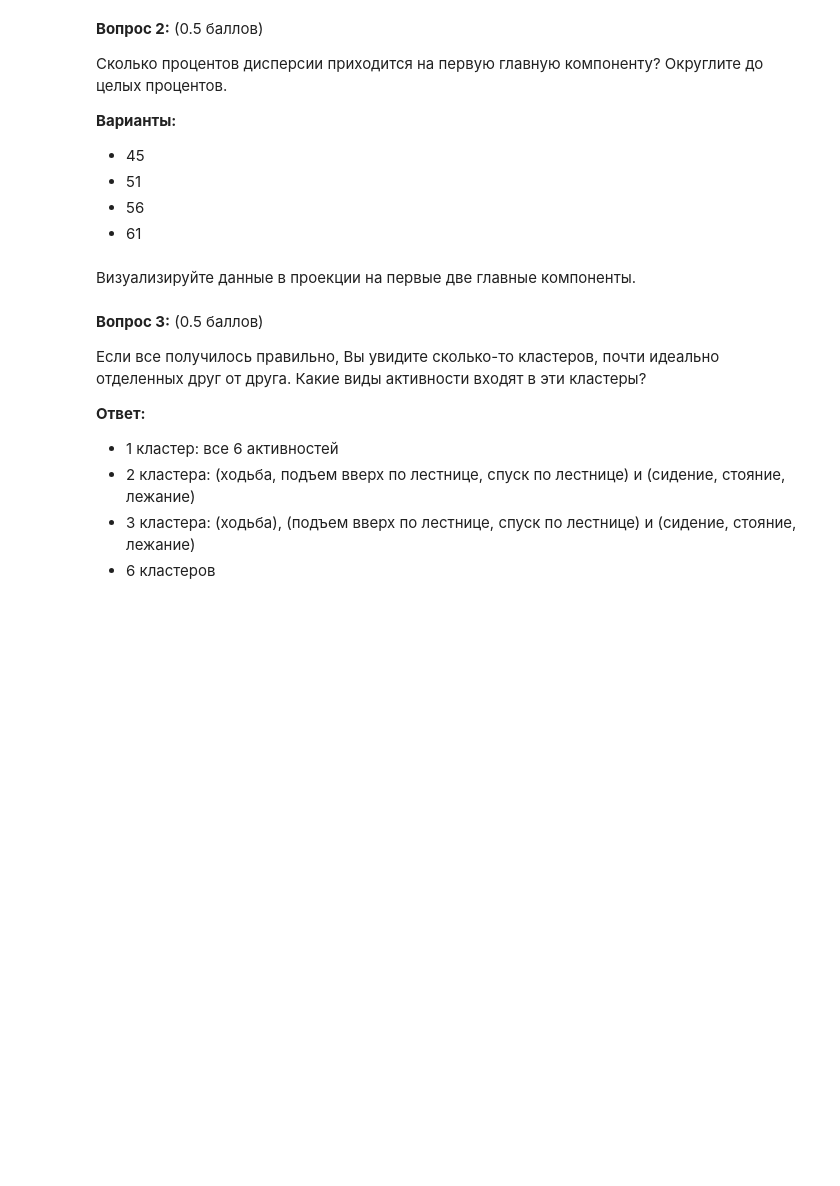
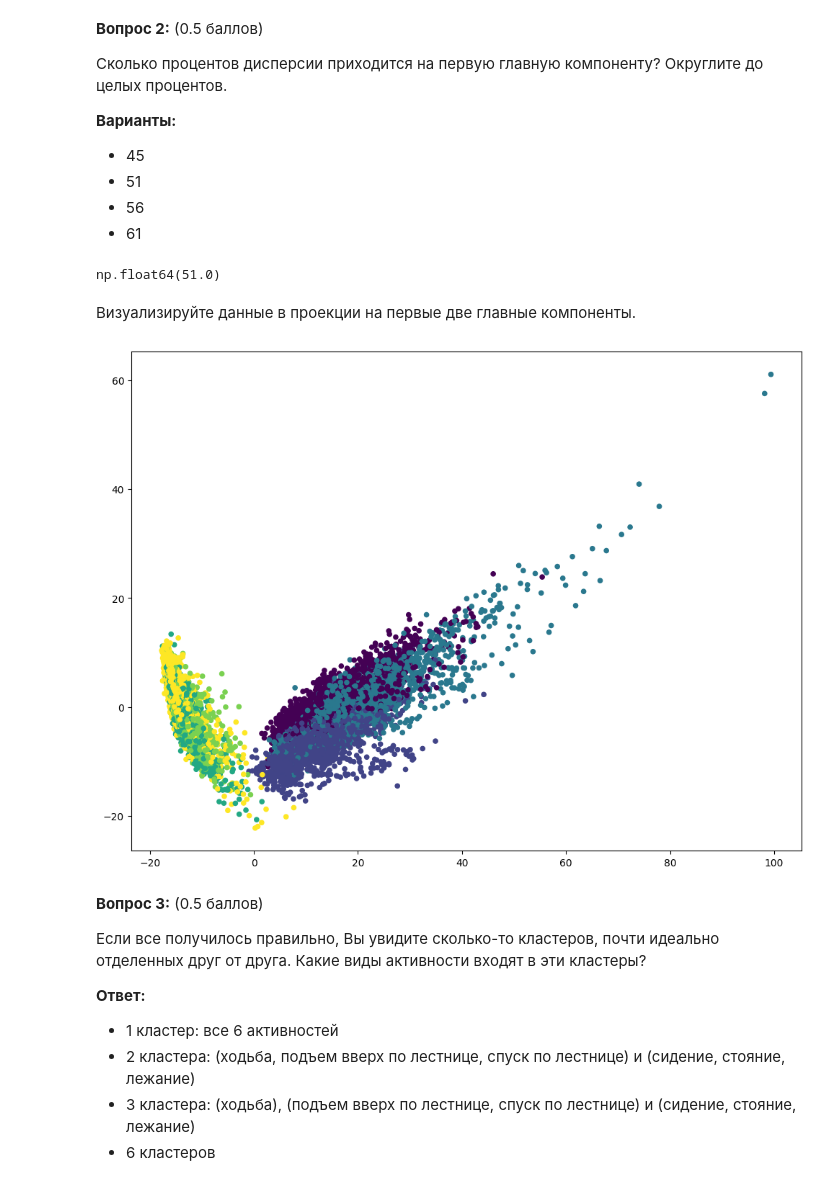
Before and after one commit to nPaBwaYT/MLLabs, a Jupyter notebook: hw3/hw3-unsupervised.ipynb, the cells around one changed output. Saved outputs shown, nothing was run; the diff lists cells and outputs as text; code cells hidden in the pictures; blank space fills up the shorter version.

```diff
--- a/hw3/hw3-unsupervised.ipynb
+++ b/hw3/hw3-unsupervised.ipynb
@@ -41,11 +40,11 @@ from sklearn.svm import LinearSVC
 
 RANDOM_STATE = 17
 # %%
-X_train = np.loadtxt("../../data/samsung_HAR/samsung_train.txt")
-y_train = np.loadtxt("../../data/samsung_HAR/samsung_train_labels.txt").astype(int)
+X_train = np.loadtxt("datasets/UCI HAR Dataset/train/X_train.txt")
+y_train = np.loadtxt("datasets/UCI HAR Dataset/train/Y_train.txt").astype(int)
 
-X_test = np.loadtxt("../../data/samsung_HAR/samsung_test.txt")
-y_test = np.loadtxt("../../data/samsung_HAR/samsung_test_labels.txt").astype(int)
+X_test = np.loadtxt("datasets/UCI HAR Dataset/test/X_test.txt")
+y_test = np.loadtxt("datasets/UCI HAR Dataset/test/Y_test.txt").astype(int)
 # %%
 # Проверим размерности
 assert(X_train.shape == (7352, 561) and y_train.shape == (7352,))
@@ -54,8 +53,8 @@ assert(X_test.shape == (2947, 561) and y_test.shape == (2947,))
 Для кластеризации нам не нужен вектор ответов, поэтому будем работать с объединением обучающей и тестовой выборок. Объедините *X_train* с *X_test*, а *y_train* – с *y_test*.
 # %%
 # Ваш код здесь
-X =
-y =
+X = np.vstack((X_train, X_test))
+y = np.hstack((y_train, y_test))
 # %% [markdown]
 Определим число уникальных значений меток целевого класса.
 # %%
@@ -76,14 +77,14 @@ n_classes = np.unique(y).size
 Отмасштабируйте выборку с помощью `StandardScaler` с параметрами по умолчанию.
 # %%
 # Ваш код здесь
-scaler =
-X_scaled =
+scaler = StandardScaler()
+X_scaled = scaler.fit_transform(X)
 # %% [markdown]
 Понижаем размерность с помощью PCA, оставляя столько компонент, сколько нужно для того, чтобы объяснить как минимум 90% дисперсии исходных (отмасштабированных) данных. Используйте отмасштабированную выборку и зафиксируйте random_state (константа RANDOM_STATE).
 # %%
 # Ваш код здесь
-pca =
-X_pca =
+pca = PCA(n_components=0.9, random_state=RANDOM_STATE)
+X_pca = pca.fit_transform(X_scaled)
 # %% [markdown]
 **Вопрос 1:** (1 балл)
 
@@ -108,11 +112,17 @@ X_pca =
 - 61
 # %%
 # Ваш код здесь
+np.round(pca.explained_variance_ratio_[0] * 100)
+# %% [output]
+np.float64(51.0)
 # %% [markdown]
 Визуализируйте данные в проекции на первые две главные компоненты.
 # %%
 # Ваш код здесь
-plt.scatter(, , c=y, s=20, cmap='viridis');
+plt.scatter(X_pca[:, 0], X_pca[:, 1], c=y, s=20, cmap='viridis')
+plt.show()
+# %% [output]
+[figure, added]
 # %% [markdown]
 **Вопрос 3:** (0.5 баллов)
 
```
Also changed, not shown: parts of 17 cells of this notebook.
